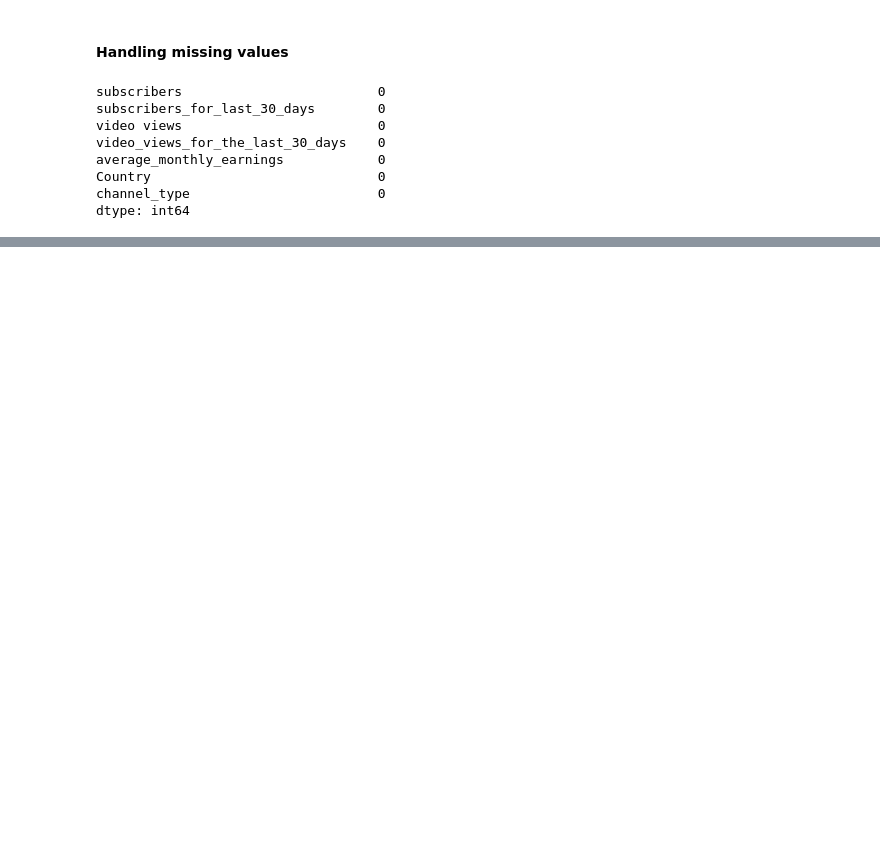
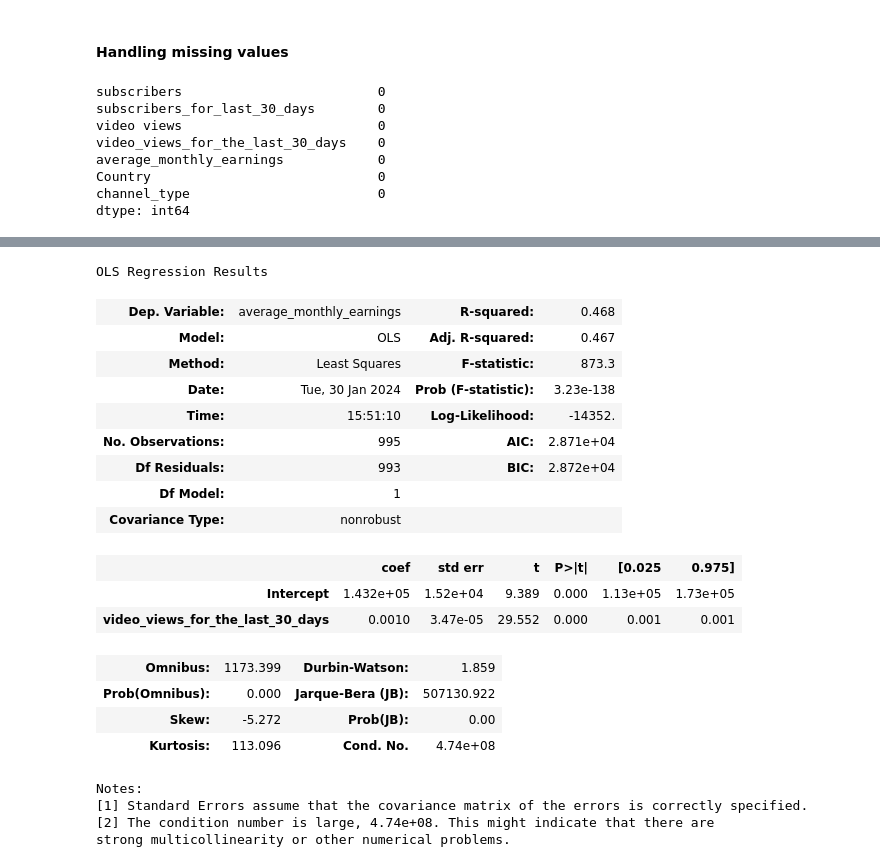
Before and after one commit to King-georges/You-Tube-Stats-Analysis, a Jupyter notebook: Project_notebook.ipynb, the cells around one changed output, grey strips where cells are left out. Cells and saved outputs as stored; diff of their text form; code cells hidden in the pictures; blank space fills up the shorter version.

```diff
--- a/Project_notebook.ipynb
+++ b/Project_notebook.ipynb
@@ -338,0 +355,27 @@ dtype: int64
+# %%
+simple_formula = "average_monthly_earnings  ~ video_views_for_the_last_30_days"
+simple_model = ols(simple_formula, data=df).fit()
+simple_model_summary = simple_model.summary()
+simple_model_summary
+# %% [output]
+OLS Regression Results
+| Dep. Variable: | average_monthly_earnings | R-squared: | 0.468 |
+| Model: | OLS | Adj. R-squared: | 0.467 |
+| Method: | Least Squares | F-statistic: | 873.3 |
+| Date: | Tue, 30 Jan 2024 | Prob (F-statistic): | 3.23e-138 |
+| Time: | 15:51:10 | Log-Likelihood: | -14352. |
+| No. Observations: | 995 | AIC: | 2.871e+04 |
+| Df Residuals: | 993 | BIC: | 2.872e+04 |
+| Df Model: | 1 |  |  |
+| Covariance Type: | nonrobust |  |  |
+|  | coef | std err | t | P>|t| | [0.025 | 0.975] |
+| Intercept | 1.432e+05 | 1.52e+04 | 9.389 | 0.000 | 1.13e+05 | 1.73e+05 |
+| video_views_for_the_last_30_days | 0.0010 | 3.47e-05 | 29.552 | 0.000 | 0.001 | 0.001 |
+| Omnibus: | 1173.399 | Durbin-Watson: | 1.859 |
+| Prob(Omnibus): | 0.000 | Jarque-Bera (JB): | 507130.922 |
+| Skew: | -5.272 | Prob(JB): | 0.00 |
+| Kurtosis: | 113.096 | Cond. No. | 4.74e+08 |
+Notes:
+[1] Standard Errors assume that the covariance matrix of the errors is correctly specified.
+[2] The condition number is large, 4.74e+08. This might indicate that there are
+strong multicollinearity or other numerical problems.
```
Also changed, not shown: parts of 5 cells of this notebook.
